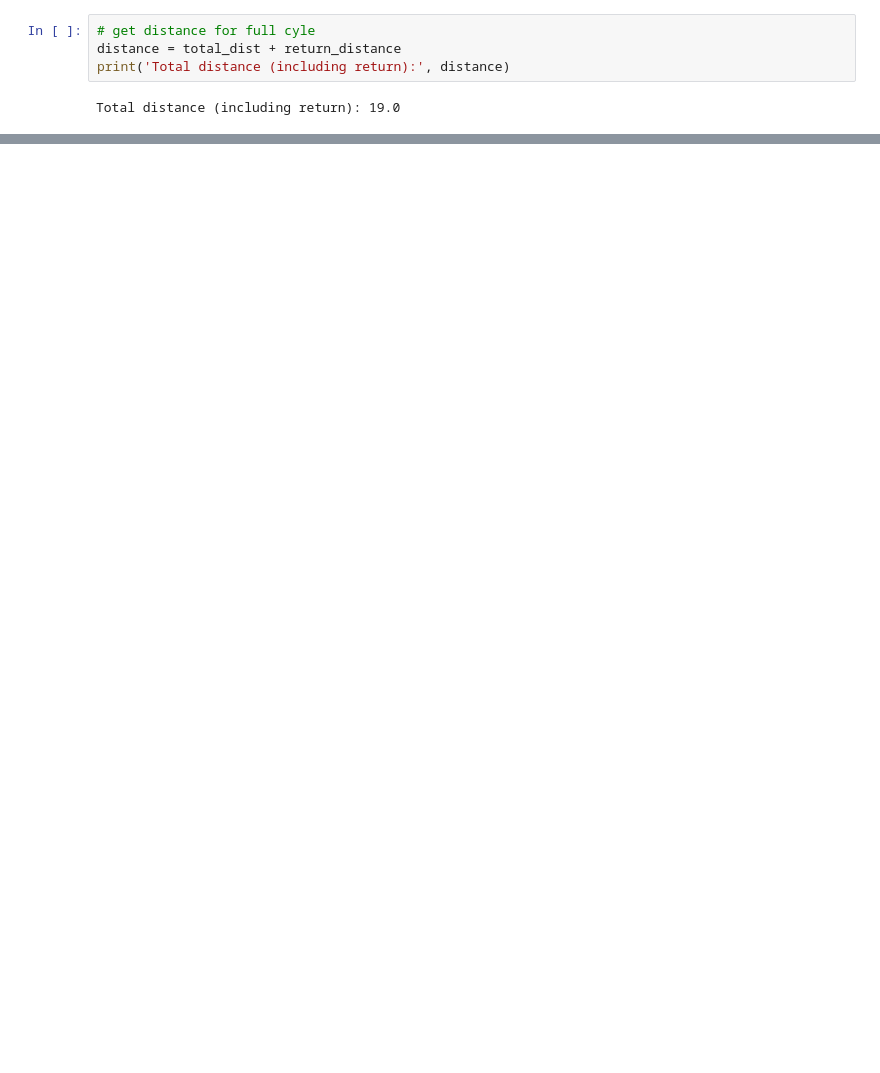
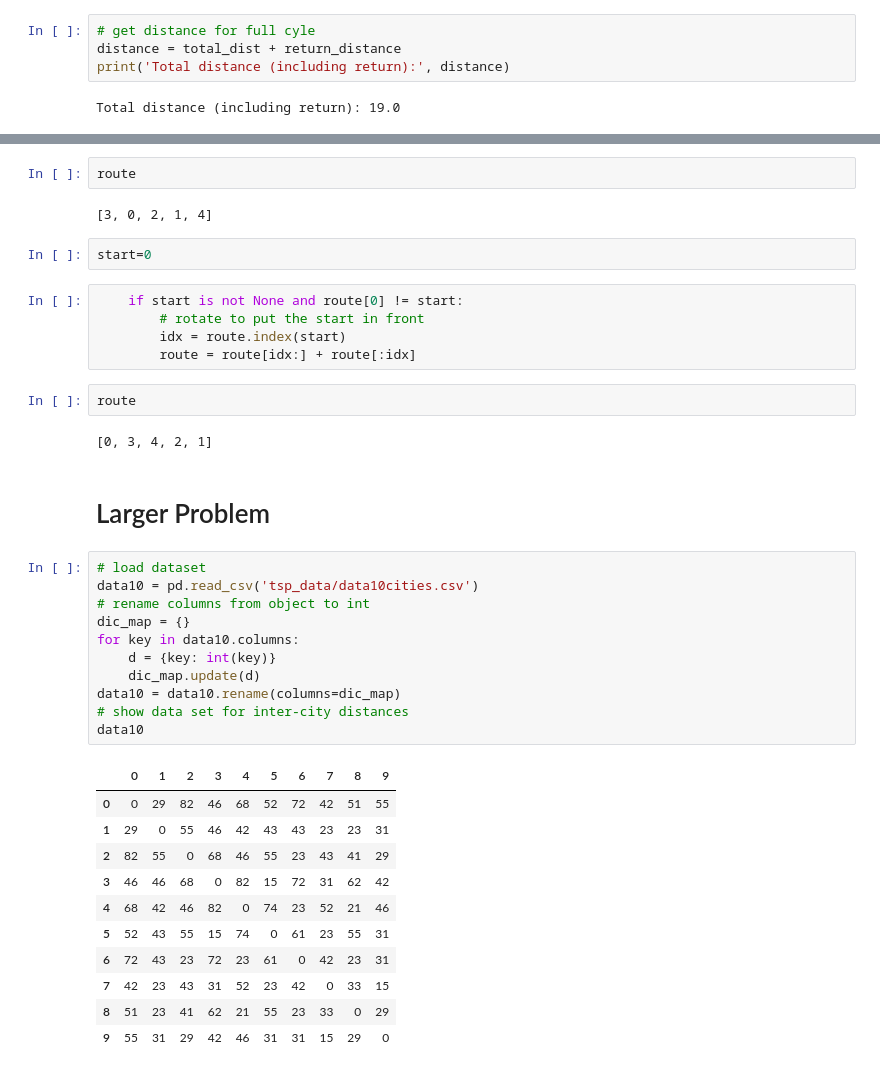
Before and after one commit to av-miller/tsp-demo, a Jupyter notebook: demo.ipynb, the cells around one changed output, grey strips where cells are left out. Saved outputs shown, nothing was run; the diff lists cells and outputs as text; blank space fills up the shorter version.

Commit message:
Adding larger problem

```diff
--- a/demo.ipynb
+++ b/demo.ipynb
@@ -143,0 +205,40 @@ Route found with D-Wave annealer: [0, 4, 3, 2, 1]
+# %%
+route
+# %% [output]
+[3, 0, 2, 1, 4]
+# %%
+start=0
+# %%
+    if start is not None and route[0] != start:
+        # rotate to put the start in front
+        idx = route.index(start)
+        route = route[idx:] + route[:idx]
+# %%
+route
+# %% [output]
+[0, 3, 4, 2, 1]
+# %% [markdown]
+# Larger Problem
+# %%
+# load dataset
+data10 = pd.read_csv('tsp_data/data10cities.csv')
+# rename columns from object to int
+dic_map = {}
+for key in data10.columns:
+    d = {key: int(key)}
+    dic_map.update(d)
+data10 = data10.rename(columns=dic_map)
+# show data set for inter-city distances
+data10
+# %% [output]
+|  | 0 | 1 | 2 | 3 | 4 | 5 | 6 | 7 | 8 | 9 |
+| 0 | 0 | 29 | 82 | 46 | 68 | 52 | 72 | 42 | 51 | 55 |
+| 1 | 29 | 0 | 55 | 46 | 42 | 43 | 43 | 23 | 23 | 31 |
+| 2 | 82 | 55 | 0 | 68 | 46 | 55 | 23 | 43 | 41 | 29 |
+| 3 | 46 | 46 | 68 | 0 | 82 | 15 | 72 | 31 | 62 | 42 |
+| 4 | 68 | 42 | 46 | 82 | 0 | 74 | 23 | 52 | 21 | 46 |
+| 5 | 52 | 43 | 55 | 15 | 74 | 0 | 61 | 23 | 55 | 31 |
+| 6 | 72 | 43 | 23 | 72 | 23 | 61 | 0 | 42 | 23 | 31 |
+| 7 | 42 | 23 | 43 | 31 | 52 | 23 | 42 | 0 | 33 | 15 |
+| 8 | 51 | 23 | 41 | 62 | 21 | 55 | 23 | 33 | 0 | 29 |
+| 9 | 55 | 31 | 29 | 42 | 46 | 31 | 31 | 15 | 29 | 0 |
```
Also changed, not shown: parts of 26 cells of this notebook.
